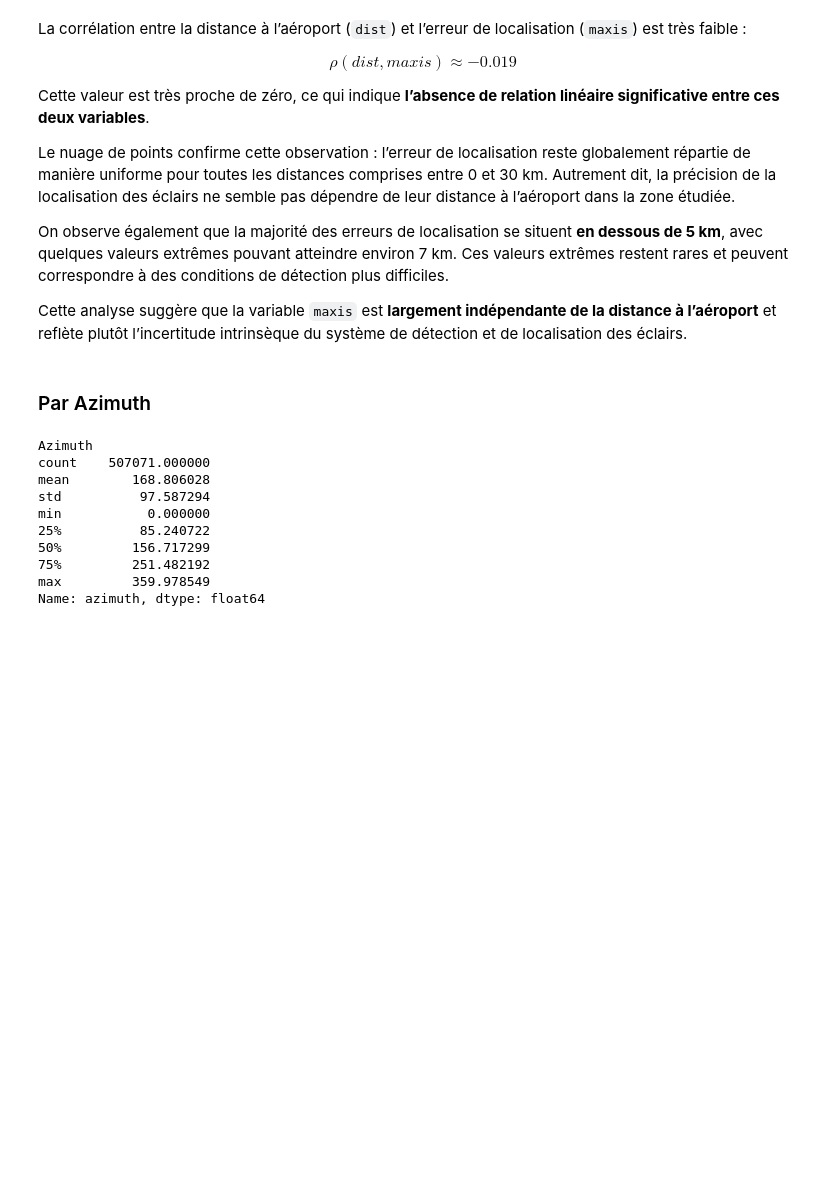
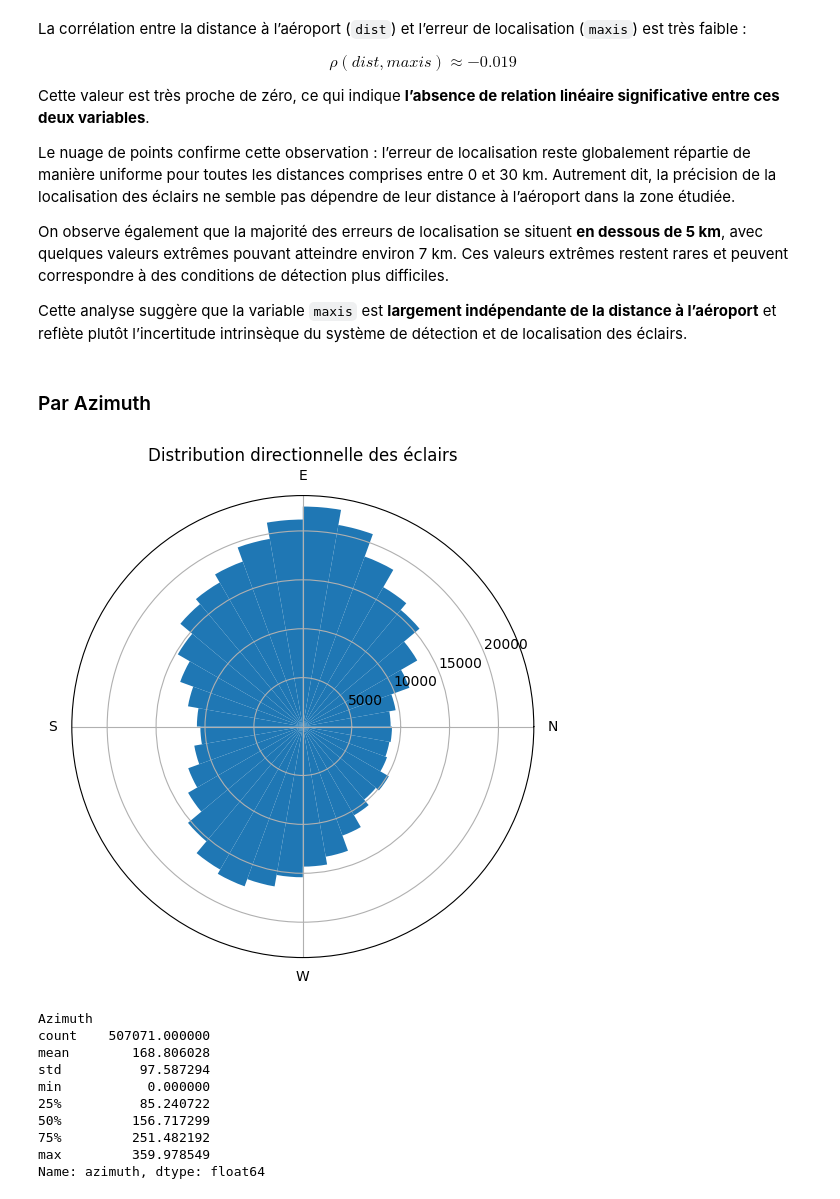
Before and after one commit to Houda-git/Data-Battle, a Jupyter notebook: Untitled.ipynb, the cells around one changed output. Cells and saved outputs as stored; diff of their text form; code cells hidden in the pictures; blank space fills up the shorter version.

```diff
--- a/Untitled.ipynb
+++ b/Untitled.ipynb
@@ -360,6 +401,22 @@ On observe également que la majorité des erreurs de localisation se situent **
 Cette analyse suggère que la variable `maxis` est **largement indépendante de la distance à l’aéroport** et reflète plutôt l’incertitude intrinsèque du système de détection et de localisation des éclairs.
 # %% [markdown]
 ### Par Azimuth
+# %%
+az = np.deg2rad(df["azimuth"])  # convertir degrés -> radians
+
+plt.figure(figsize=(6,6))
+ax = plt.subplot(111, projection="polar")
+
+ax.hist(az, bins=36)  # 36 bins = 10°
+
+# définir les directions cardinales
+ax.set_thetagrids([0, 90, 180, 270], labels=["N", "E", "S", "W"])
+
+ax.set_title("Distribution directionnelle des éclairs")
+
+plt.show()
+# %% [output]
+[figure, added]
 # %%
 print("Azimuth")
 print(df["azimuth"].describe())
```
Also changed, not shown: parts of 12 cells of this notebook.
